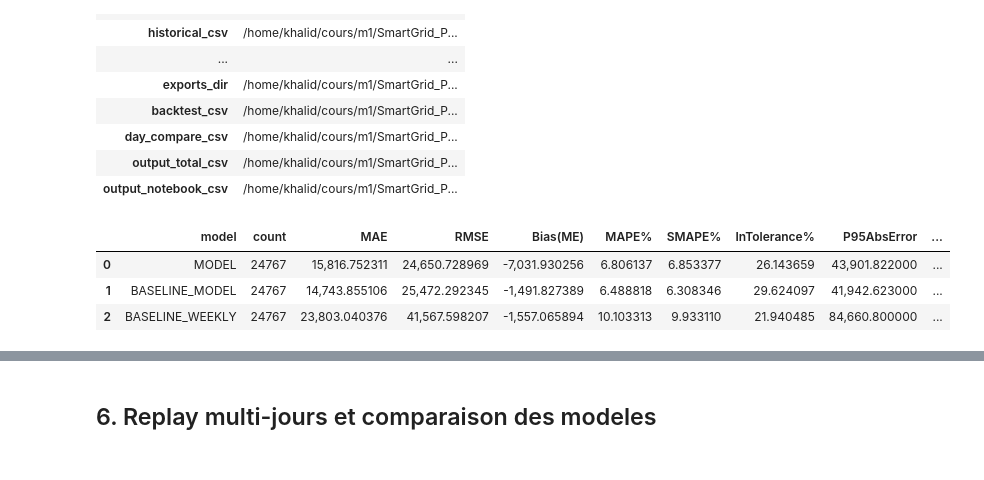
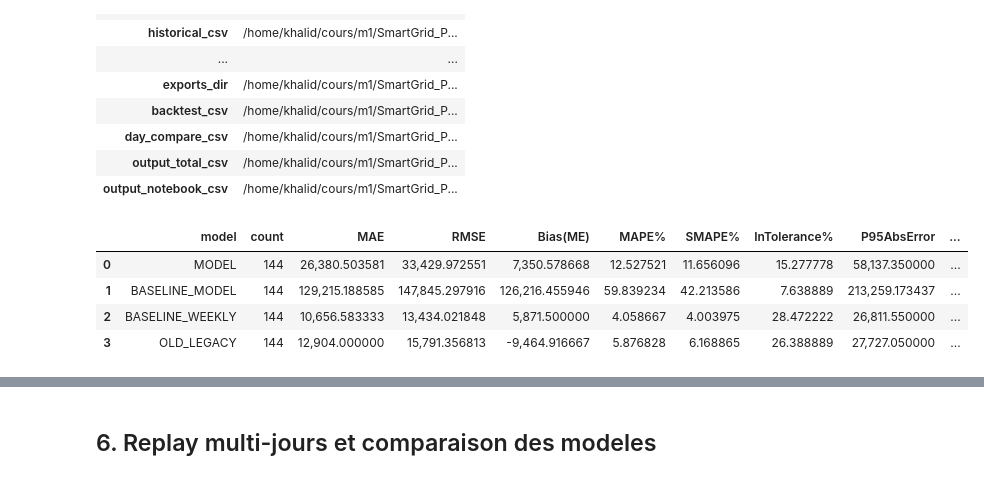
Before and after one commit to Khalid-Bensaber/SmartGrid, a Jupyter notebook: notebooks/experiments/SmartGrid_Demo_Globale.ipynb, the cells around one changed output, grey strips where cells are left out. Cells and saved outputs as stored; diff of their text form; code cells hidden in the pictures.

```diff
--- a/notebooks/experiments/SmartGrid_Demo_Globale.ipynb
+++ b/notebooks/experiments/SmartGrid_Demo_Globale.ipynb
@@ -1038,6 +1197,13 @@ MPS available            : False
 Project auto device      : cuda
 Training device requests : {'auto': 7}
 # %%
+TRAIN_ANALYSIS_DATE = normalize_date_str(TRAIN_ANALYSIS_DATE)
+DETAILED_ANALYSIS_DATE = normalize_date_str(DETAILED_ANALYSIS_DATE)
+FORECAST_TARGET_DATE = normalize_date_str(FORECAST_TARGET_DATE)
+REPLAY_START_DATE = normalize_date_str(REPLAY_START_DATE) or REPLAY_START_DATE
+REPLAY_END_DATE = normalize_date_str(REPLAY_END_DATE) or REPLAY_END_DATE
+PROTOCOL_COMPARISON_DATE_RESOLVED = sync_protocol_comparison_config()
+
 PROJECT_ROOT = Path(MANUAL_PROJECT_ROOT).resolve() if MANUAL_PROJECT_ROOT else find_project_root()
 ensure_project_on_path(PROJECT_ROOT)
 CATALOG_DF = collect_runs(PROJECT_ROOT)
@@ -1176,6 +1342,7 @@ print('CURRENT_RUN_ID_AFTER =', CURRENT_RUN_ID_AFTER)
 print('BASELINE_RUN_ID =', BASELINE_RUN_ID_RESOLVED)
 print('REPLAY_WINNER_RUN_ID =', REPLAY_WINNER_RUN_ID_RESOLVED)
 print('DETAILED_RUN_ID =', DETAILED_RUN_ID_RESOLVED)
+print('PROTOCOL_COMPARISON_DATE =', PROTOCOL_COMPARISON_DATE_RESOLVED)
 print('DETAILED_ANALYSIS_DATE =', DETAILED_ANALYSIS_DATE)
 print('REPLAY_MODEL_IDS =', REPLAY_MODEL_IDS_RESOLVED)
 print('REPLAY_TRAIN_PAYLOADS =', len(REPLAY_TRAIN_PAYLOADS))
@@ -1327,39 +1494,42 @@ if BASELINE_RUN_ID_RESOLVED and str(BASELINE_RUN_ID_RESOLVED) != str(DETAILED_RU
         backtest = backtest.merge(baseline_curve, on='Date', how='left')
     if not day_df.empty and not baseline_model_day_df.empty:
         baseline_day_curve = baseline_model_day_df[['Date', 'MODEL']].rename(columns={'MODEL': 'BASELINE_MODEL'}).drop_duplicates(subset=['Date'])
         day_df = day_df.merge(baseline_day_curve, on='Date', how='left')
 
-if not backtest.empty:
+analysis_metrics_frame = day_df.copy() if not day_df.empty else backtest.copy()
+
+if not analysis_metrics_frame.empty:
     comparison_rows = []
     for label, col in [('MODEL', 'MODEL'), ('BASELINE_MODEL', 'BASELINE_MODEL'), ('BASELINE_WEEKLY', 'BASELINE_WEEKLY'), ('OLD_LEGACY', 'OLD_LEGACY')]:
-        if col in backtest.columns:
+        if col in analysis_metrics_frame.columns:
             row = {'model': label}
-            row.update(compute_metrics(backtest['REAL'], backtest[col]))
+            row.update(compute_metrics(analysis_metrics_frame['REAL'], analysis_metrics_frame[col]))
             comparison_rows.append(row)
     comparison_df = pd.DataFrame(comparison_rows)
 
     model_row = comparison_df.loc[comparison_df['model'] == 'MODEL'].iloc[0] if (comparison_df['model'] == 'MODEL').any() else None
     extra = []
     for ref_name in ['BASELINE_MODEL', 'BASELINE_WEEKLY', 'OLD_LEGACY']:
         if model_row is not None and (comparison_df['model'] == ref_name).any():
             ref = comparison_df.loc[comparison_df['model'] == ref_name].iloc[0]
             extra.append({
                 'vs': ref_name,
                 'MAE_skill_%': 100 * (1 - model_row['MAE'] / ref['MAE']) if ref['MAE'] else np.nan,
                 'RMSE_skill_%': 100 * (1 - model_row['RMSE'] / ref['RMSE']) if ref['RMSE'] else np.nan,
                 'MAPE_delta': model_row['MAPE%'] - ref['MAPE%'] if 'MAPE%' in comparison_df.columns else np.nan,
                 'SMAPE_delta': model_row['SMAPE%'] - ref['SMAPE%'] if 'SMAPE%' in comparison_df.columns else np.nan,
                 'InTolerance_delta': model_row['InTolerance%'] - ref['InTolerance%'] if 'InTolerance%' in comparison_df.columns else np.nan,
                 'Ramping_delta': model_row['RampingError_RMSE'] - ref['RampingError_RMSE'] if 'RampingError_RMSE' in comparison_df.columns else np.nan,
             })
     gains_df = pd.DataFrame(extra)
 
 comparison_df
 # %% [output]
 |  | model | count | MAE | RMSE | Bias(ME) | MAPE% | SMAPE% | InTolerance% | P95AbsError | ... |
-| 0 | MODEL | 24767 | 15,816.752311 | 24,650.728969 | -7,031.930256 | 6.806137 | 6.853377 | 26.143659 | 43,901.822000 | ... |
-| 1 | BASELINE_MODEL | 24767 | 14,743.855106 | 25,472.292345 | -1,491.827389 | 6.488818 | 6.308346 | 29.624097 | 41,942.623000 | ... |
-| 2 | BASELINE_WEEKLY | 24767 | 23,803.040376 | 41,567.598207 | -1,557.065894 | 10.103313 | 9.933110 | 21.940485 | 84,660.800000 | ... |
+| 0 | MODEL | 144 | 26,380.503581 | 33,429.972551 | 7,350.578668 | 12.527521 | 11.656096 | 15.277778 | 58,137.350000 | ... |
+| 1 | BASELINE_MODEL | 144 | 129,215.188585 | 147,845.297916 | 126,216.455946 | 59.839234 | 42.213586 | 7.638889 | 213,259.173437 | ... |
+| 2 | BASELINE_WEEKLY | 144 | 10,656.583333 | 13,434.021848 | 5,871.500000 | 4.058667 | 4.003975 | 28.472222 | 26,811.550000 | ... |
+| 3 | OLD_LEGACY | 144 | 12,904.000000 | 15,791.356813 | -9,464.916667 | 5.876828 | 6.168865 | 26.388889 | 27,727.050000 | ... |
 # %%
 gains_df
 # %% [output]
```
Also changed, not shown: parts of 8 cells of this notebook, 9 other files.
